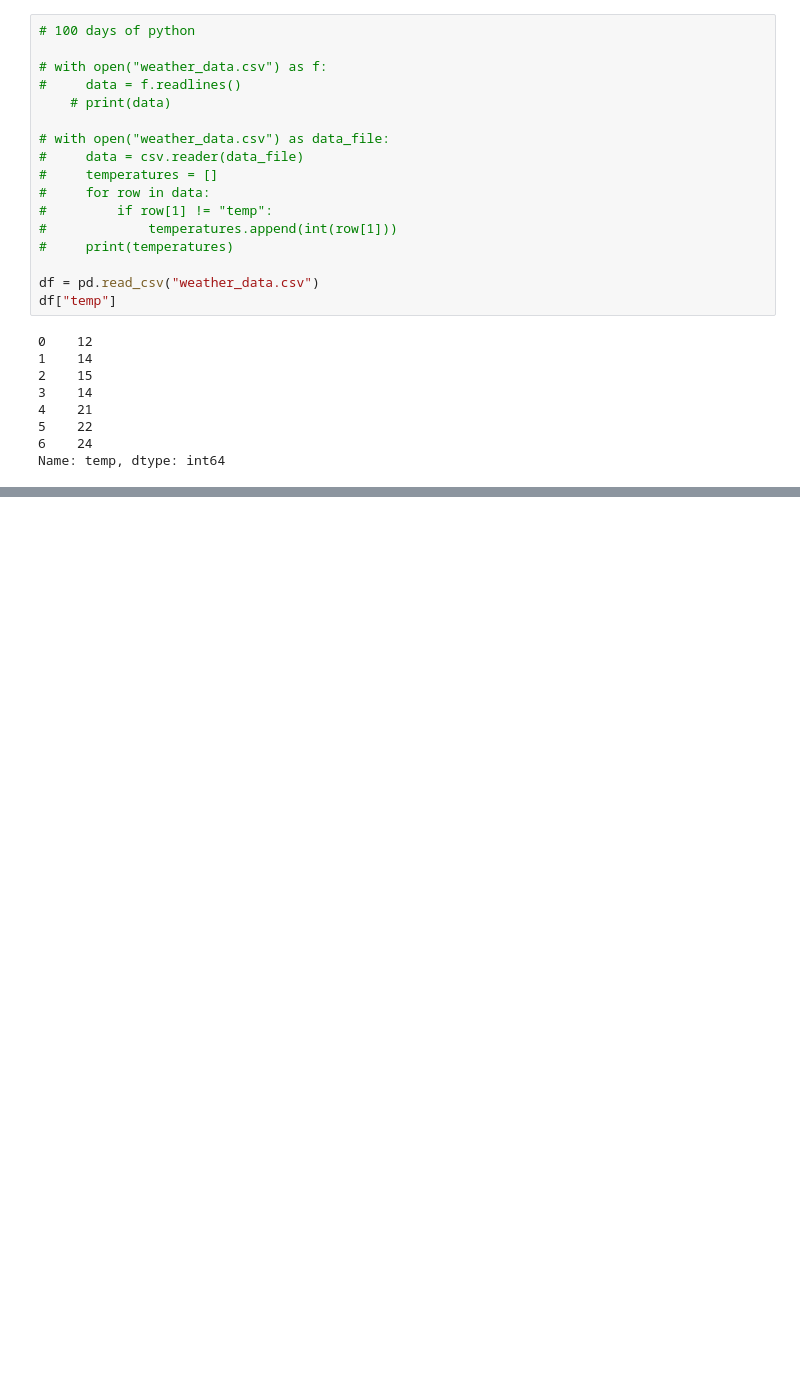
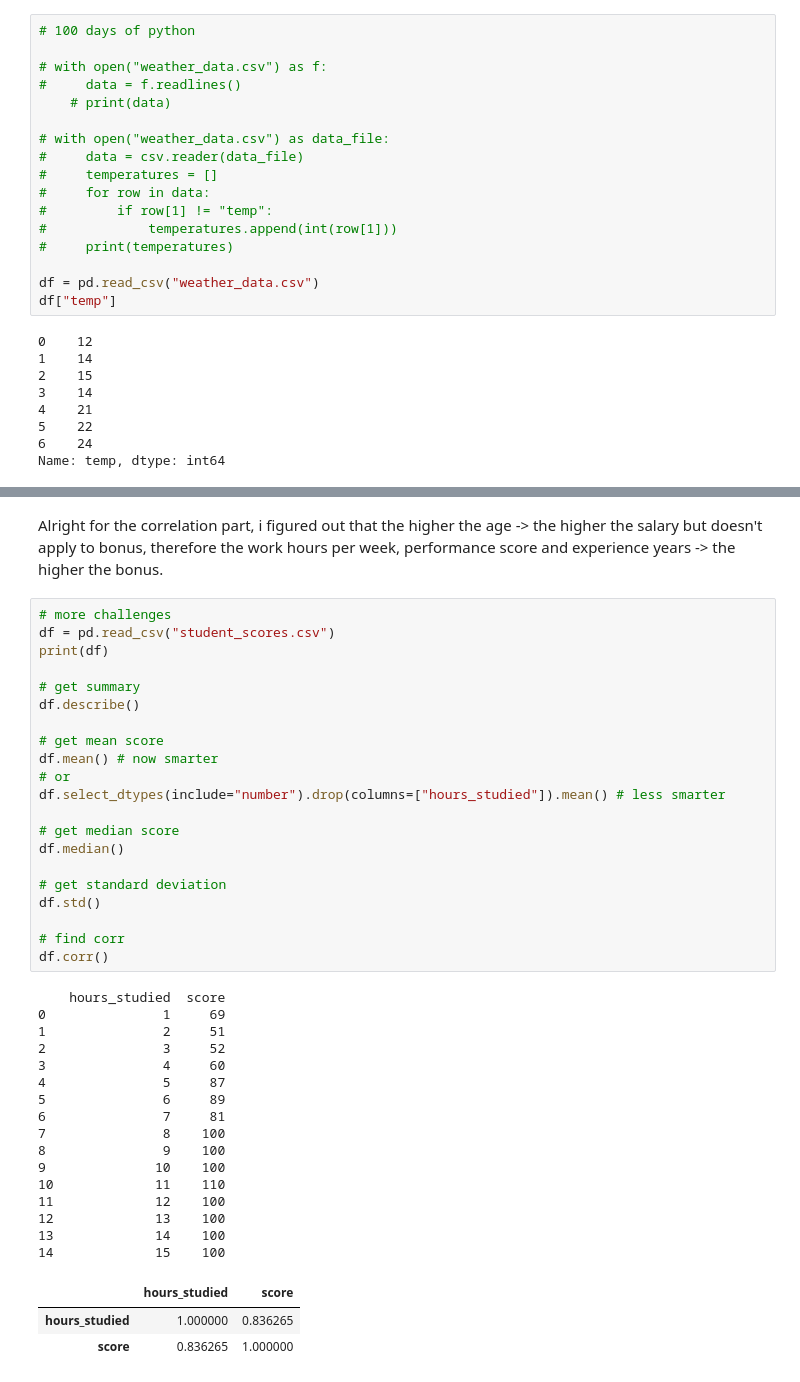
Before and after one commit to AkumaGPT/Practice_Pandas_CSV, a Jupyter notebook: test.ipynb, the cells around one changed output, grey strips where cells are left out. Saved outputs shown, nothing was run; the diff lists cells and outputs as text; blank space fills up the shorter version.

```diff
--- a/test.ipynb
+++ b/test.ipynb
@@ -167,0 +205,43 @@ Name: temp, dtype: int64
+# %% [markdown]
+Alright for the correlation part, i figured out that the higher the age -> the higher the salary but doesn't apply to bonus, therefore the work hours per week, performance score and experience years -> the higher the bonus.
+# %%
+# more challenges
+df = pd.read_csv("student_scores.csv")
+print(df)
+
+# get summary
+df.describe()
+
+# get mean score
+df.mean() # now smarter
+# or
+df.select_dtypes(include="number").drop(columns=["hours_studied"]).mean() # less smarter
+
+# get median score
+df.median()
+
+# get standard deviation
+df.std()
+
+# find corr
+df.corr()
+# %% [output]
+    hours_studied  score
+0               1     69
+1               2     51
+2               3     52
+3               4     60
+4               5     87
+5               6     89
+6               7     81
+7               8    100
+8               9    100
+9              10    100
+10             11    110
+11             12    100
+12             13    100
+13             14    100
+14             15    100
+|  | hours_studied | score |
+| hours_studied | 1.000000 | 0.836265 |
+| score | 0.836265 | 1.000000 |
```
Also changed, not shown: parts of 4 cells of this notebook.
